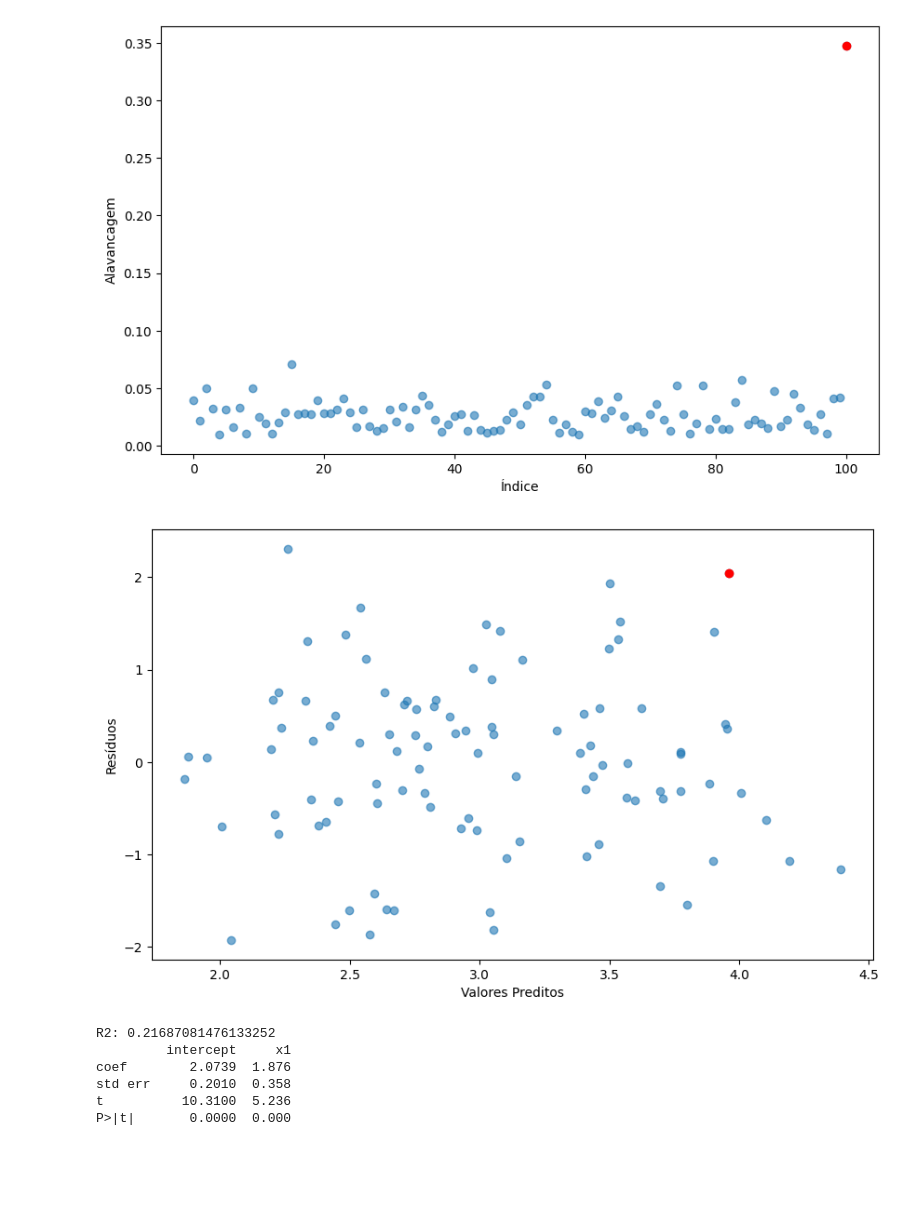
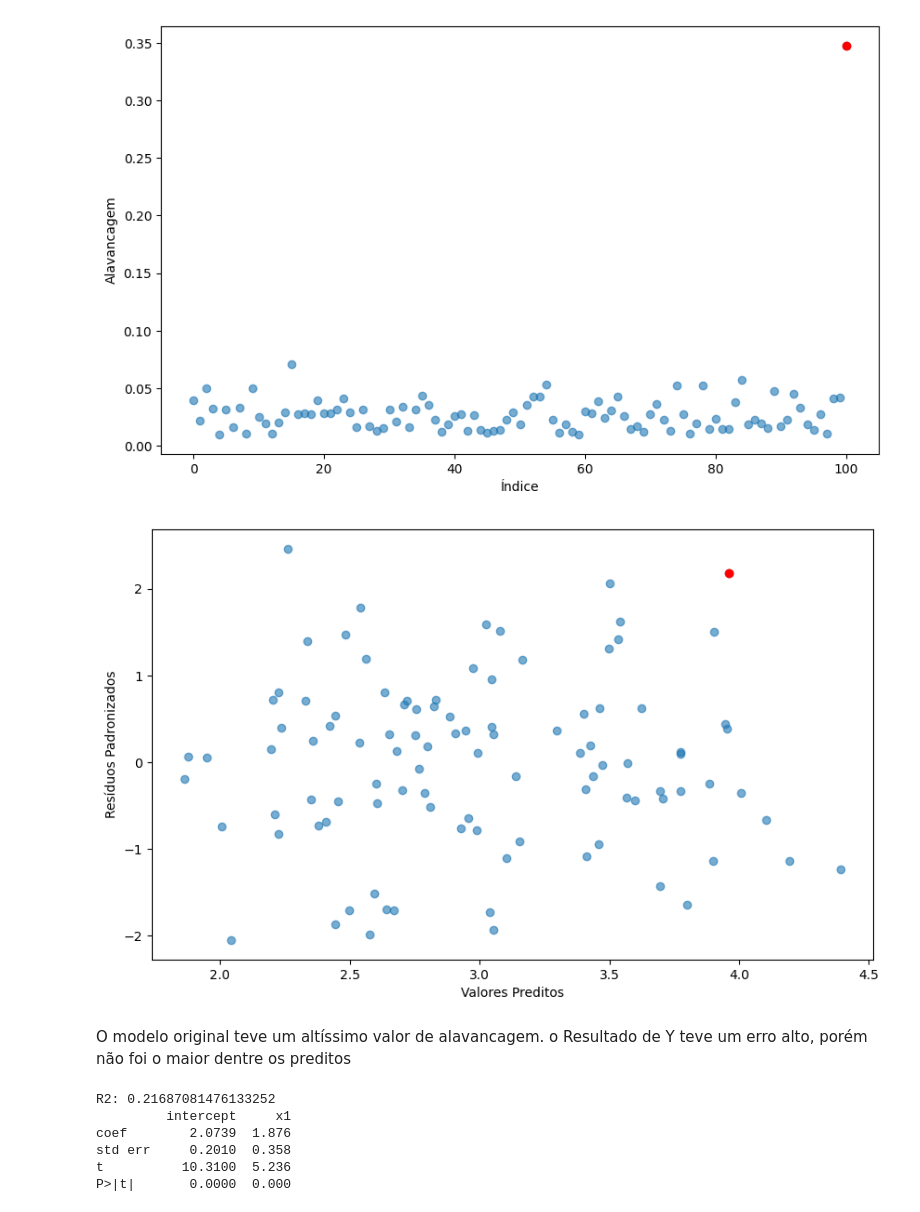
Before and after one commit to oliveira-silva-lucas/ISLP, a Jupyter notebook: Cap_03_Linear_Regression/Exercises/ex_cap_03_simulated_data.ipynb, the cells around one changed output. Drawn from its saved outputs; the diff is of its cells as text; code cells hidden in the pictures; blank space fills up the shorter version.

```diff
--- a/Cap_03_Linear_Regression/Exercises/ex_cap_03_simulated_data.ipynb
+++ b/Cap_03_Linear_Regression/Exercises/ex_cap_03_simulated_data.ipynb
@@ -658,15 +658,17 @@ P>|t|       0.0000  0.0690  0.0020
 # %%
 def plot_previsoes_residuos(res):
     indice_outlier = 100
     ax = subplots(figsize=(10, 6))[1]
-    ax.scatter(res.fittedvalues, res.resid, alpha=0.6)
-    ax.scatter(res.fittedvalues[indice_outlier], res.resid[indice_outlier], color='red')
+    ax.scatter(res.fittedvalues, res.resid/np.sqrt(res.scale), alpha=0.6)
+    ax.scatter(res.fittedvalues[indice_outlier], (res.resid/np.sqrt(res.scale))[indice_outlier], color='red')
     ax.set_xlabel('Valores Preditos')
-    ax.set_ylabel('Resíduos')
+    ax.set_ylabel('Resíduos Padronizados')
 
 plot_previsoes_residuos(resultados_14_c_g)
 # %% [output]
-[figure, old version]
+[figure, new version]
+# %% [markdown]
+O modelo original teve um altíssimo valor de alavancagem. o Resultado de Y teve um erro alto, porém não foi o maior dentre os preditos
 # %%
 resultados_14_d_g = sm.OLS(y, MS(['x1']).fit_transform(df)).fit()
 print('R2:', resultados_14_d_g.rsquared)
```
Also changed, not shown: parts of 9 cells of this notebook, 1 other file.
